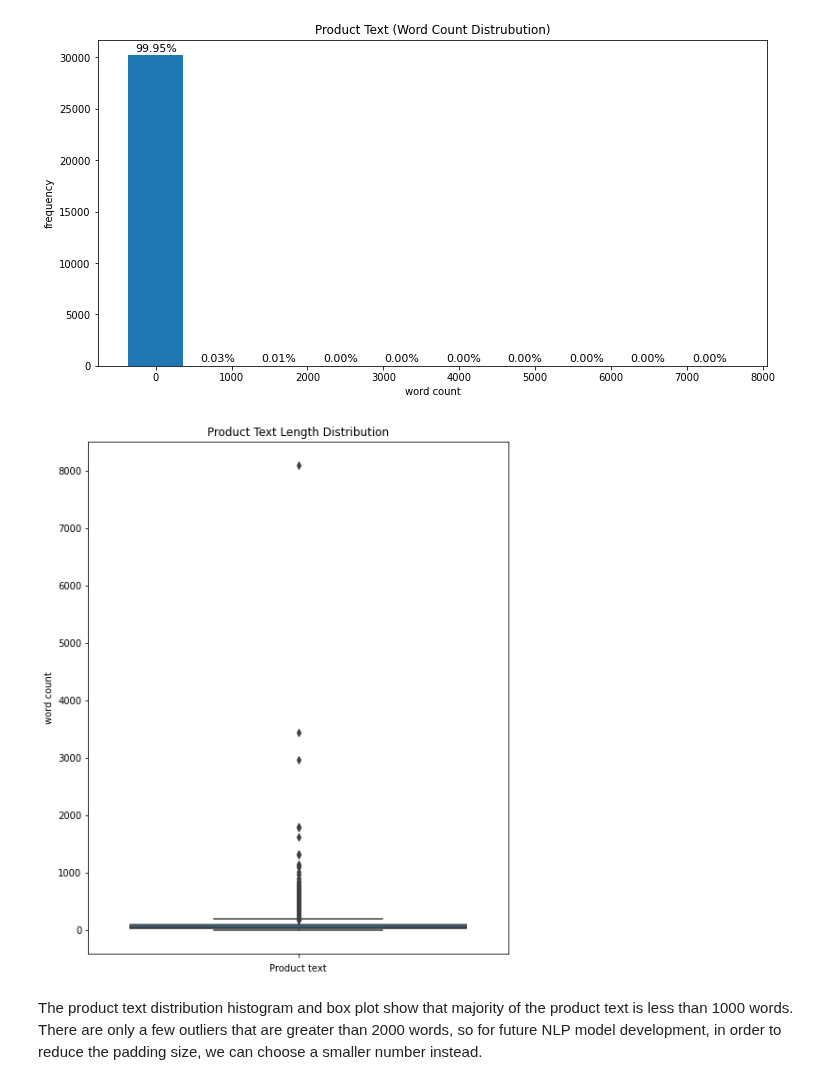
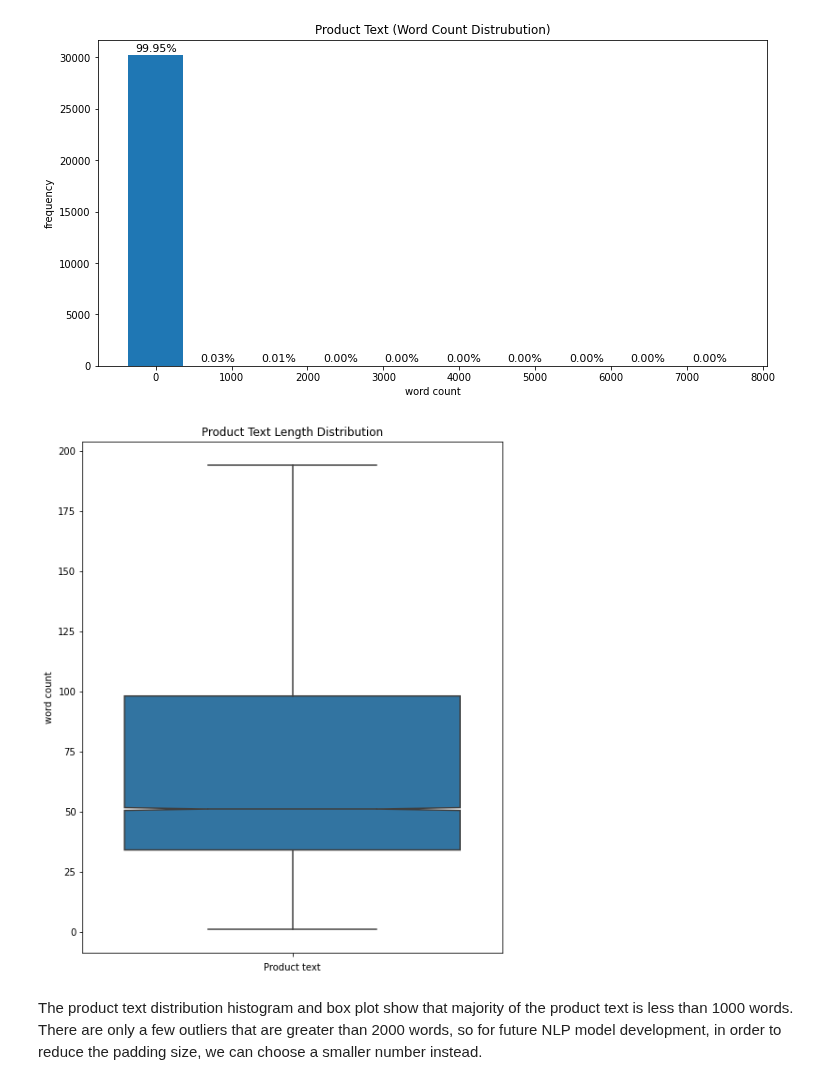
Before and after one commit to DATA-606-SPRING-2022/Jin_DATA606, a Jupyter notebook: ipynb/DATA606_Part1.ipynb, the cells around one changed output. Saved outputs shown, nothing was run; the diff lists cells and outputs as text; code cells hidden in the pictures.

```diff
--- a/ipynb/DATA606_Part1.ipynb
+++ b/ipynb/DATA606_Part1.ipynb
@@ -882,11 +902,11 @@ plt.show()
 # %%
 plt.figure(figsize=(8,10))
 plt.title('Product Text Length Distribution')
-ax = sns.boxplot( y="word_count", data=product_df, notch=True)
+ax = sns.boxplot( y="word_count", data=product_df, notch=True, showfliers=False)
 ax.set(xlabel='Product text', ylabel='word count')
 plt.show()
 # %% [output]
-[figure, old version]
+[figure, new version]
 # %% [markdown]
 The product text distribution histogram and box plot show that majority of the product text is less than 1000 words. There are only a few outliers that are greater than 2000 words, so for future NLP model development, in order to reduce the padding size, we can choose a smaller number instead.
 # %% [markdown]
```
Also changed, not shown: parts of 20 cells of this notebook.
